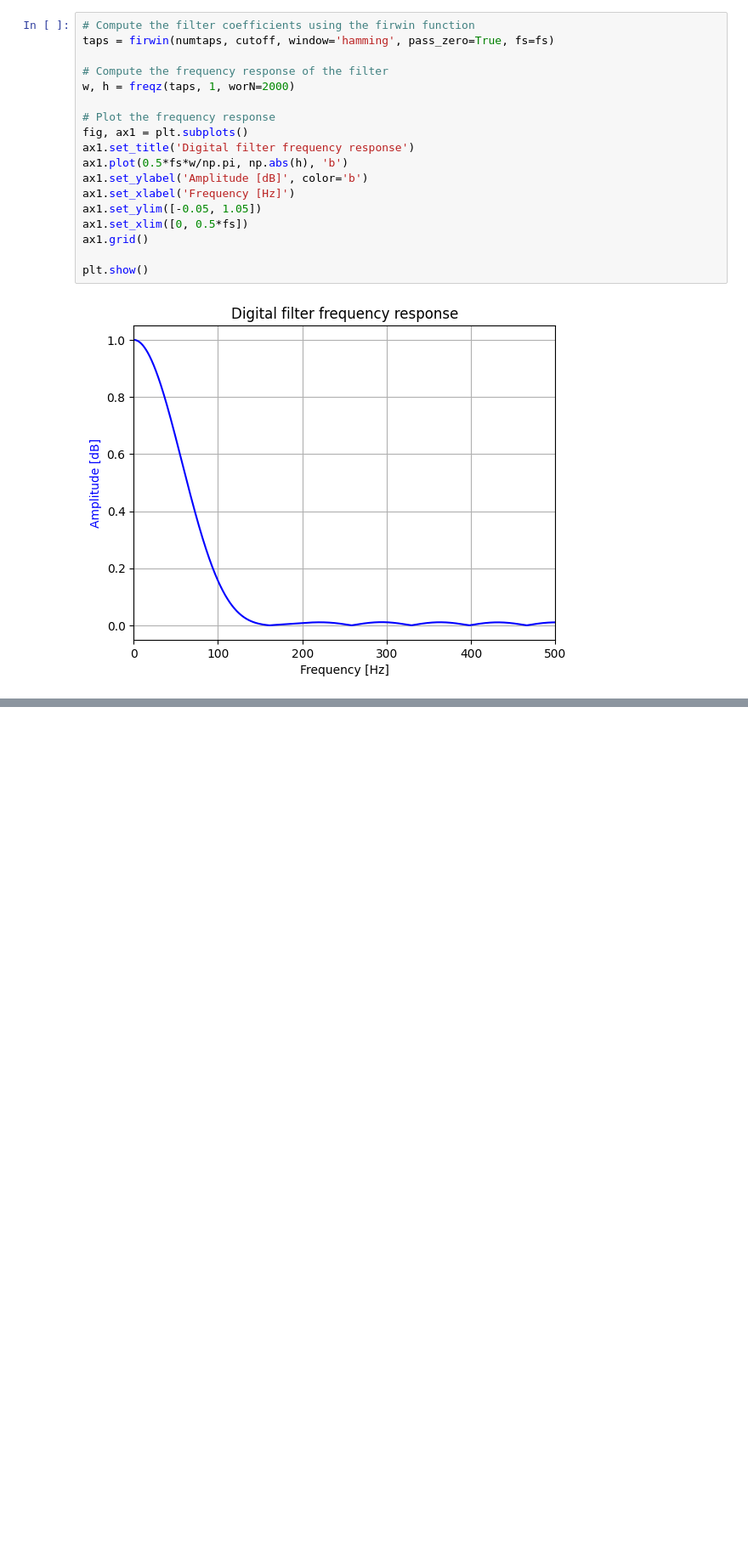
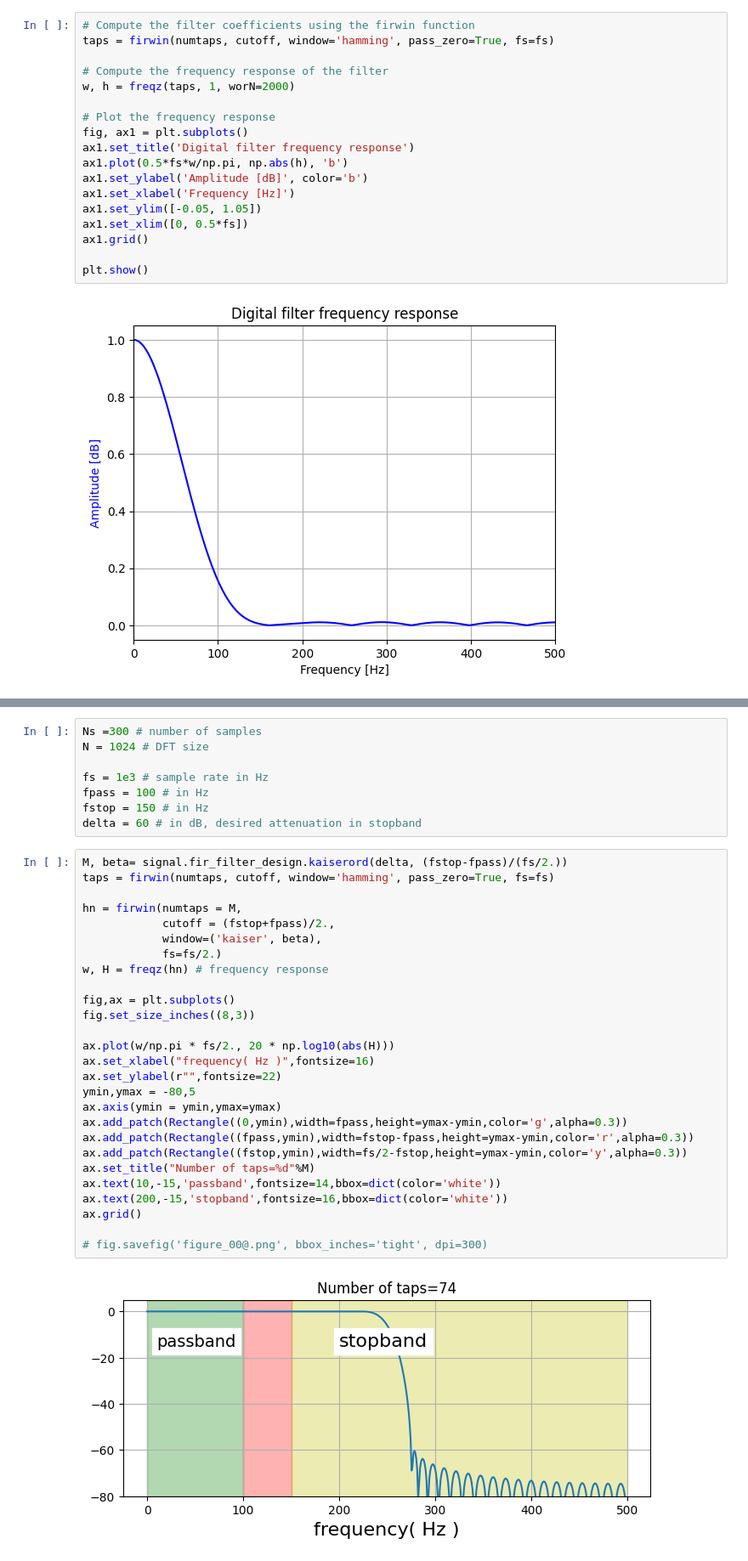
Before and after one commit to IvonLuiz/FIR_Filter_WindowMethod, a Jupyter notebook: notebook/FIR.ipynb, the cells around one changed output, grey strips where cells are left out. Shown at 85% size. Drawn from its saved outputs; the diff is of its cells as text; blank space fills up the shorter version.

Commit message:
kaiser test

```diff
--- a/notebook/FIR.ipynb
+++ b/notebook/FIR.ipynb
@@ -38,0 +49,37 @@ plt.show()
+# %%
+Ns =300 # number of samples
+N = 1024 # DFT size
+
+fs = 1e3 # sample rate in Hz
+fpass = 100 # in Hz
+fstop = 150 # in Hz
+delta = 60 # in dB, desired attenuation in stopband
+# %%
+M, beta= signal.fir_filter_design.kaiserord(delta, (fstop-fpass)/(fs/2.))
+taps = firwin(numtaps, cutoff, window='hamming', pass_zero=True, fs=fs)
+
+hn = firwin(numtaps = M,
+            cutoff = (fstop+fpass)/2.,
+            window=('kaiser', beta),
+            fs=fs/2.)
+w, H = freqz(hn) # frequency response
+
+fig,ax = plt.subplots()
+fig.set_size_inches((8,3))
+
+ax.plot(w/np.pi * fs/2., 20 * np.log10(abs(H)))
+ax.set_xlabel("frequency( Hz )",fontsize=16)
+ax.set_ylabel(r"",fontsize=22)
+ymin,ymax = -80,5
+ax.axis(ymin = ymin,ymax=ymax)
+ax.add_patch(Rectangle((0,ymin),width=fpass,height=ymax-ymin,color='g',alpha=0.3))
+ax.add_patch(Rectangle((fpass,ymin),width=fstop-fpass,height=ymax-ymin,color='r',alpha=0.3))
+ax.add_patch(Rectangle((fstop,ymin),width=fs/2-fstop,height=ymax-ymin,color='y',alpha=0.3))
+ax.set_title("Number of taps=%d"%M)
+ax.text(10,-15,'passband',fontsize=14,bbox=dict(color='white'))
+ax.text(200,-15,'stopband',fontsize=16,bbox=dict(color='white'))
+ax.grid()
+
+# fig.savefig('figure_00@.png', bbox_inches='tight', dpi=300)
+# %% [output]
+[figure, added]
```
Also changed, not shown: parts of 3 cells of this notebook.
